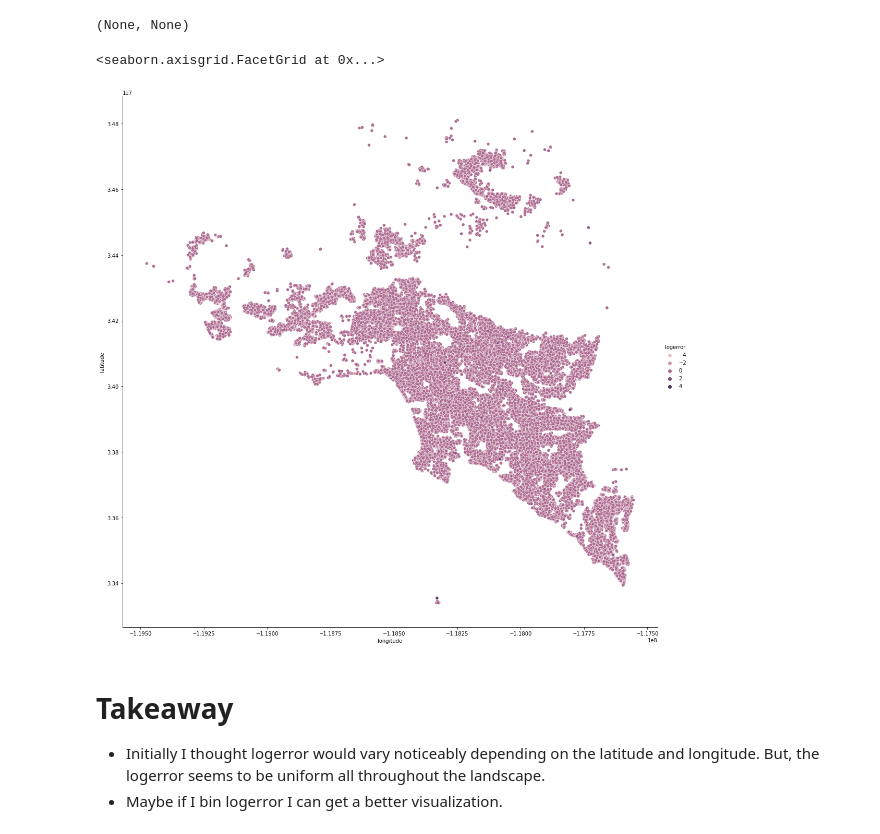
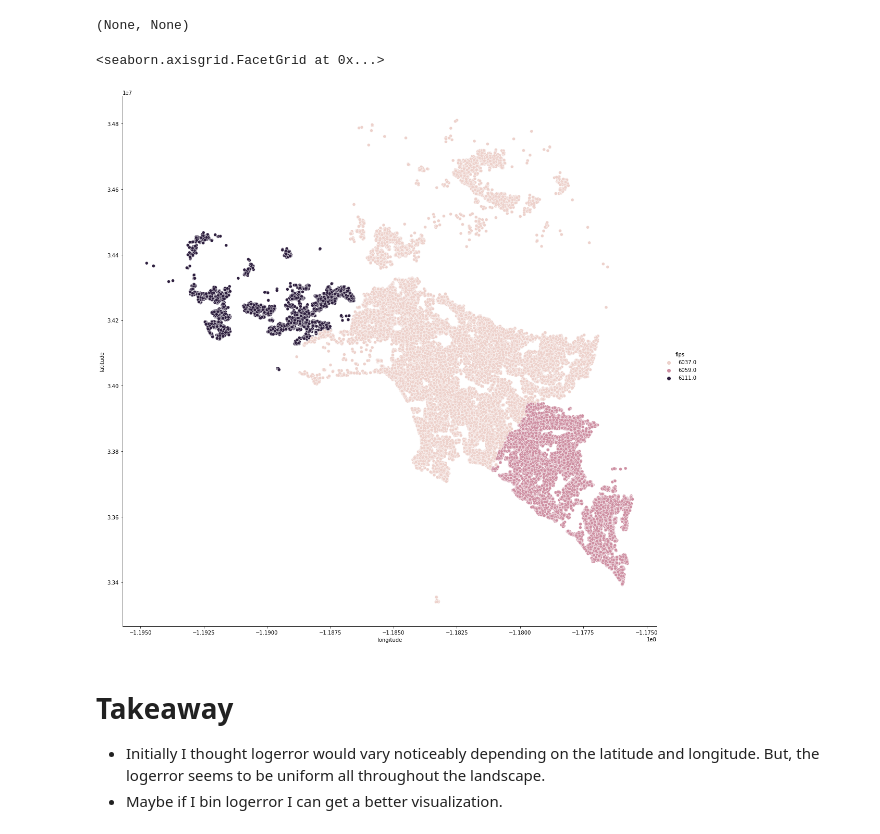
Before and after one commit to TeamOneCluster/ClusterProject, a Jupyter notebook: bts-explore.ipynb, the cells around one changed output. Drawn from its saved outputs; the diff is of its cells as text; code cells hidden in the pictures.

```diff
--- a/bts-explore.ipynb
+++ b/bts-explore.ipynb
@@ -354,10 +354,10 @@ test.dropna(inplace=True)
 # %%
 #plt.figure(figsize=(10,16))
 
-sns.relplot(train.longitude, train.latitude, hue=train.logerror, height=15)
+sns.relplot(train.longitude, train.latitude, hue=train.fips, height=15)
 # %% [output]
 <seaborn.axisgrid.FacetGrid at 0x...>
-[figure, old version]
+[figure, new version]
 # %% [markdown]
 # Takeaway
 * Initially I thought logerror would vary noticeably depending on the latitude and longitude. But, the logerror seems to be uniform all throughout the landscape.
```
Also changed, not shown: parts of 70 cells of this notebook.
